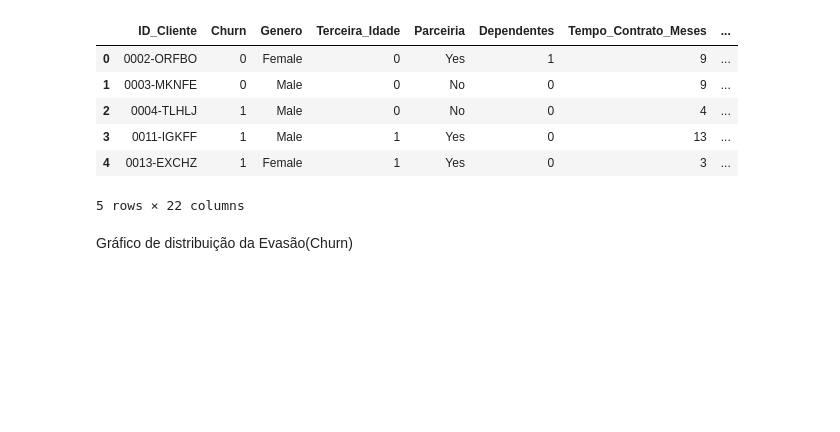
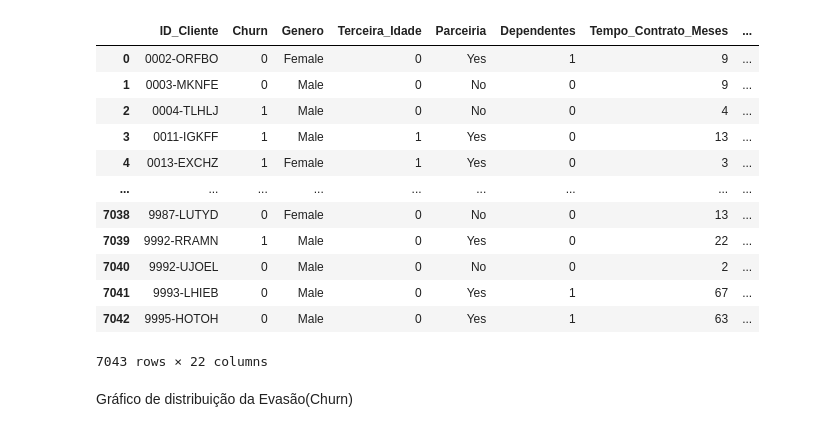
Before and after one commit to GabrielRdev/analise-telecom-x, a Jupyter notebook: notebook/02-analise-telecomx.ipynb, the cells around one changed output. Drawn from its saved outputs; the diff is of its cells as text; code cells hidden in the pictures; blank space fills up the shorter version.

```diff
--- a/notebook/02-analise-telecomx.ipynb
+++ b/notebook/02-analise-telecomx.ipynb
@@ -4,15 +4,21 @@ import seaborn as sns
 import pandas as pd
 # %%
 df =  pd.read_csv('../data/processed/TelecomX-processed.csv', sep=',')
-df.head()
+df
 # %% [output]
 |  | ID_Cliente | Churn | Genero | Terceira_Idade | Parceiria | Dependentes | Tempo_Contrato_Meses | ... |
 | 0 | 0002-ORFBO | 0 | Female | 0 | Yes | 1 | 9 | ... |
 | 1 | 0003-MKNFE | 0 | Male | 0 | No | 0 | 9 | ... |
 | 2 | 0004-TLHLJ | 1 | Male | 0 | No | 0 | 4 | ... |
 | 3 | 0011-IGKFF | 1 | Male | 1 | Yes | 0 | 13 | ... |
 | 4 | 0013-EXCHZ | 1 | Female | 1 | Yes | 0 | 3 | ... |
+| ... | ... | ... | ... | ... | ... | ... | ... | ... |
+| 7038 | 9987-LUTYD | 0 | Female | 0 | No | 0 | 13 | ... |
+| 7039 | 9992-RRAMN | 1 | Male | 0 | Yes | 0 | 22 | ... |
+| 7040 | 9992-UJOEL | 0 | Male | 0 | No | 0 | 2 | ... |
+| 7041 | 9993-LHIEB | 0 | Male | 0 | Yes | 1 | 67 | ... |
+| 7042 | 9995-HOTOH | 0 | Male | 0 | Yes | 1 | 63 | ... |
-5 rows × 22 columns
+7043 rows × 22 columns
 # %% [markdown]
 Gráfico de distribuição da Evasão(Churn)
 # %%
```
Also changed, not shown: parts of 3 cells of this notebook.
